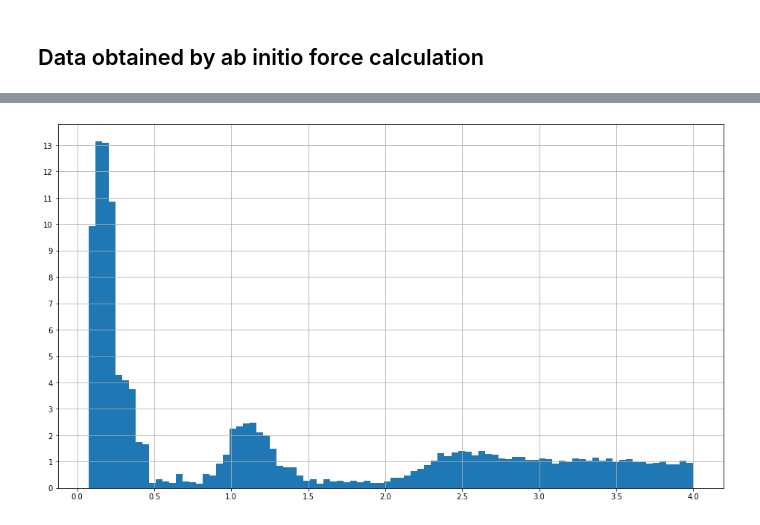
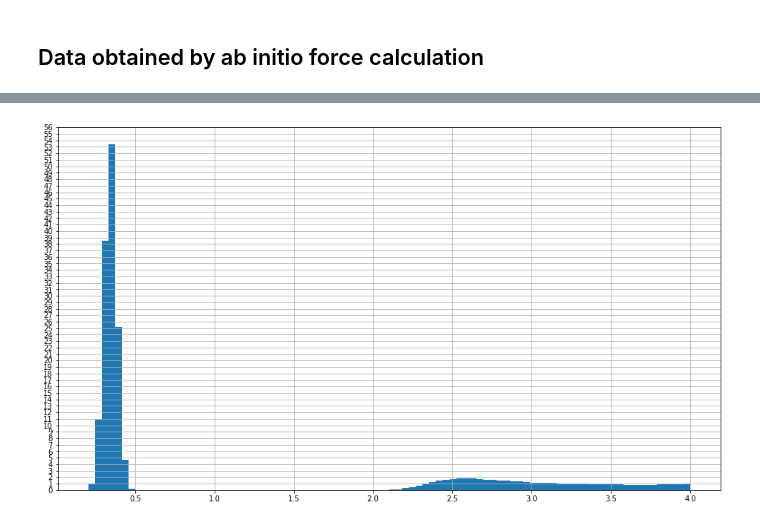
Before and after one commit to Lactose94/LP-Machine-Learning, a Jupyter notebook: Pair correlation function.ipynb, the cells around one changed output, grey strips where cells are left out. Drawn from its saved outputs; the diff is of its cells as text; code cells hidden in the pictures.

```diff
--- a/Pair correlation function.ipynb
+++ b/Pair correlation function.ipynb
@@ -85,0 +107,15 @@ plt.grid()
+# %%
+# Pdf after the molecular dynamics of the CONTCAR data
+
+with open('Gaussian_data/nn.out', 'r') as nn_dist:
+    nn = np.array(nn_dist.readlines(), dtype=float)
+
+V2 = 10.5848603138397**3
+counts, bins = np.histogram(nn, bins=90)
+dr = bins[1]-bins[0]
+# density in unitcell
+rho = 64 / V2
+# divide by uniform particle density
+weights = 4 * np.pi * bins[:-1]**2 * dr * rho * 64 * 500
+d2 = plt.hist(bins[:-1], bins, weights= counts / weights)
+plt.grid()
@@ -85,0 +126,15 @@ plt.grid()
+# %%
+# Pdf after the molecular dynamics of randomly generated data
+
+with open('Gauss_data_rand/nn.out', 'r') as nn_dist:
+    nn = np.array(nn_dist.readlines(), dtype=float)
+
+V2 = 10.5848603138397**3
+counts, bins = np.histogram(nn, bins=90)
+dr = bins[1]-bins[0]
+# density in unitcell
+rho = 64 / V2
+# divide by uniform particle density
+weights = 4 * np.pi * bins[:-1]**2 * dr * rho * 64 * 500
+d2 = plt.hist(bins[:-1], bins, weights= counts / weights)
+plt.grid()
@@ -86,21 +143,22 @@ plt.grid()
 # %%
 # Pdf after the molecular dynamics of the random data
+# same as before but diagram more precise
 
-with open('test_data/nn_rand.out', 'r') as nn_dist_rand:
-    nn_rand = np.array(nn_dist_rand.readlines(), dtype=float)
+with open('Gauss_data_rand/nn.out', 'r') as nn_dist:
+    nn = np.array(nn_dist.readlines(), dtype=float)
 
-counts, bins = np.histogram(nn_rand, bins=90)
+counts, bins = np.histogram(nn, bins=90)
 dr = bins[1]-bins[0]
 # density in unitcell
 rho = 64 / V
 
 fig, ax = plt.subplots(figsize=(16, 9))
 
 # divide by uniform particle density
-weights = 4 * np.pi * bins[:-1]**2 * dr * rho * 50 * 64
+weights = 4 * np.pi * bins[:-1]**2 * dr * rho * 500 * 64
 d2 = ax.hist(bins[:-1], bins, weights= counts / weights)
 ax.grid()
 start, end = ax.get_ylim()
 _ =ax.yaxis.set_ticks(np.arange(start, end, 1))
 # %% [output]
-[figure, old version]
+[figure, new version]
```
Also changed, not shown: parts of 22 cells of this notebook.
